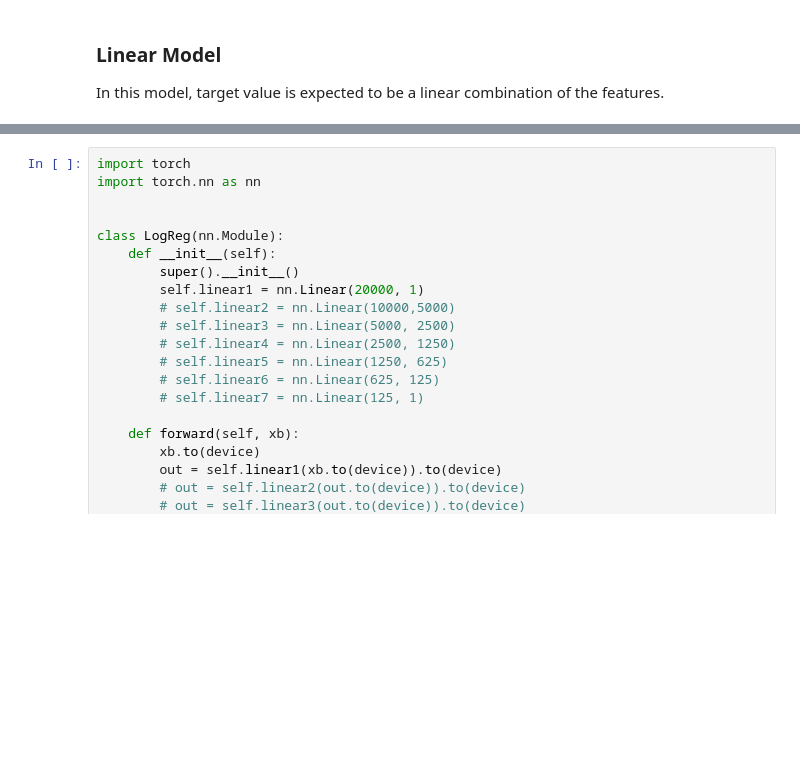
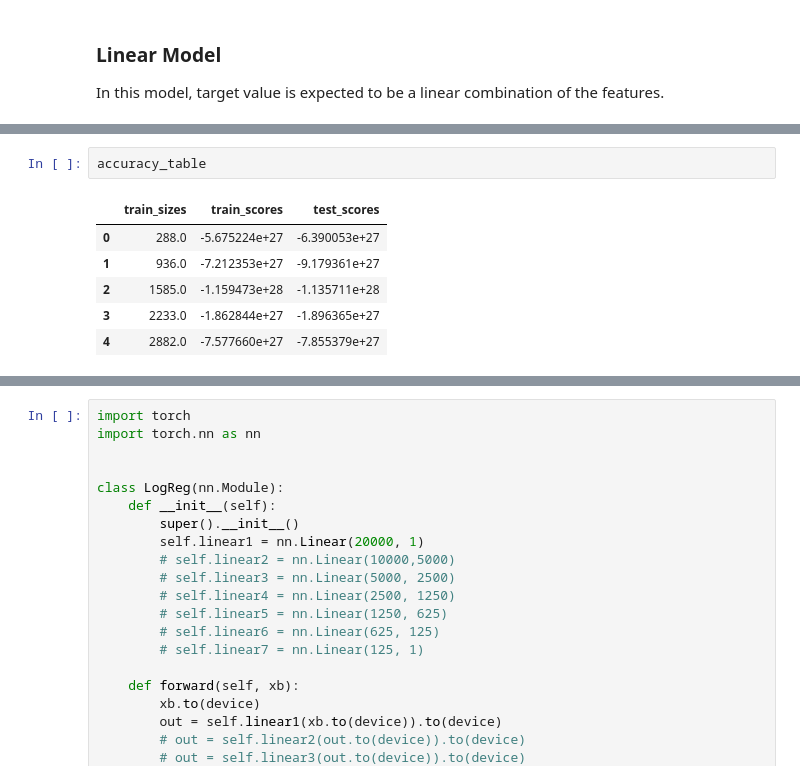
Before and after one commit to fraxea/weather, a Jupyter notebook: report.ipynb, the cells around one changed output, grey strips where cells are left out. Cells and saved outputs as stored; diff of their text form; blank space fills up the shorter version.

```diff
--- a/report.ipynb
+++ b/report.ipynb
@@ -140,0 +95,9 @@ pd.DataFrame(linear_reg.coef_[0], columns=FEATURES, index=["Coefficients"])
+# %%
+accuracy_table
+# %% [output]
+|  | train_sizes | train_scores | test_scores |
+| 0 | 288.0 | -5.675224e+27 | -6.390053e+27 |
+| 1 | 936.0 | -7.212353e+27 | -9.179361e+27 |
+| 2 | 1585.0 | -1.159473e+28 | -1.135711e+28 |
+| 3 | 2233.0 | -1.862844e+27 | -1.896365e+27 |
+| 4 | 2882.0 | -7.577660e+27 | -7.855379e+27 |
```
Also changed, not shown: parts of 13 cells of this notebook, 1 other file.
